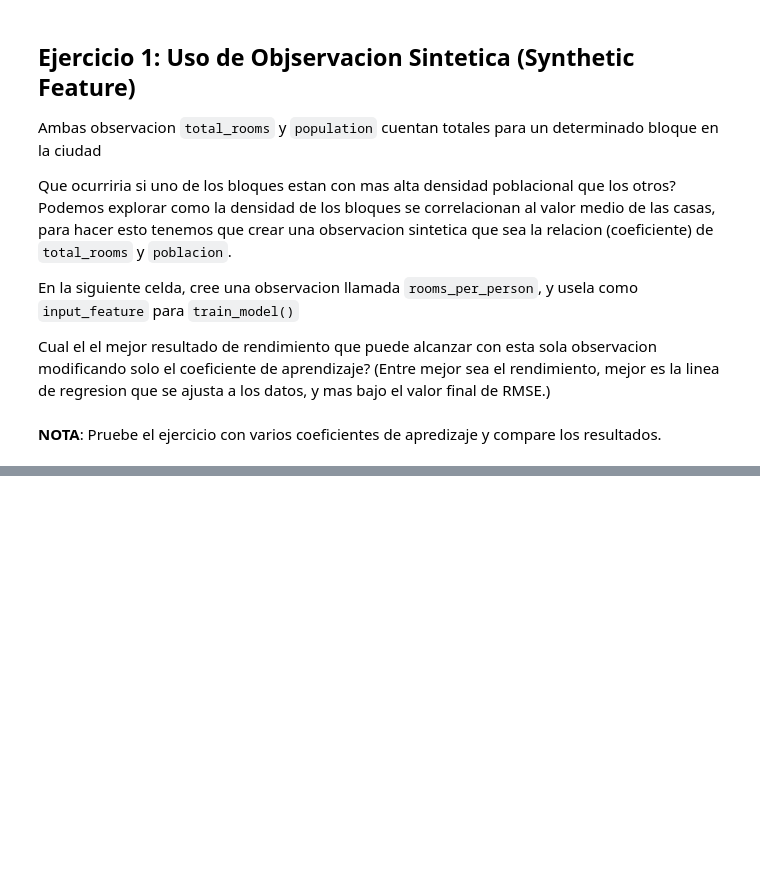
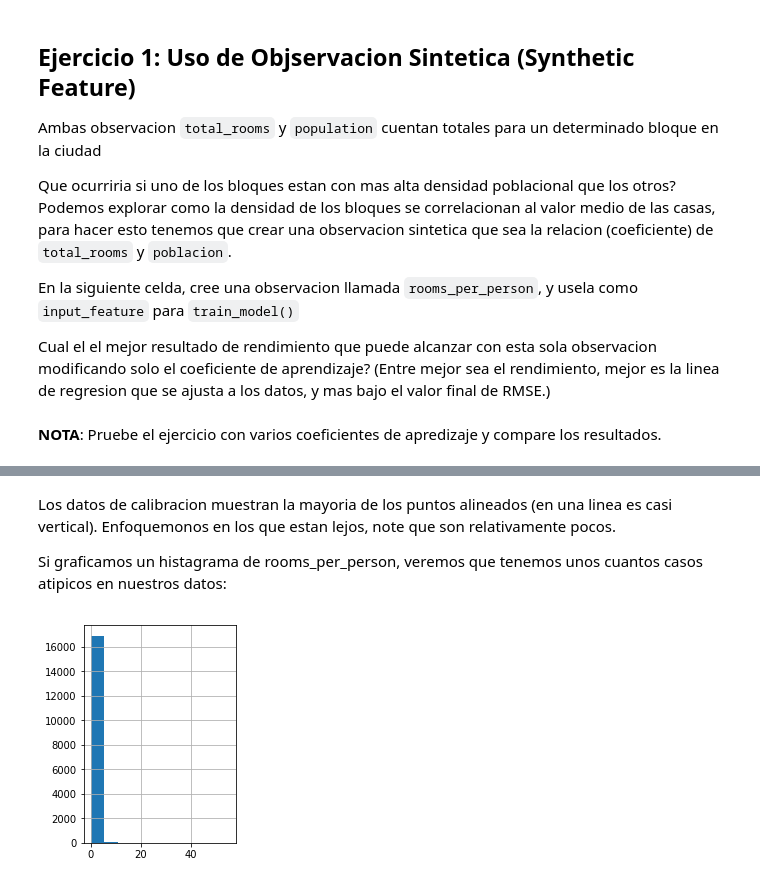
Before and after one commit to ozzie2080/aprendizaje_ciencia_de_datos, a Jupyter notebook: TensorFlow/SyntheticTransactions.ipynb, the cells around one changed output, grey strips where cells are left out. Cells and saved outputs as stored; diff of their text form; code cells hidden in the pictures; blank space fills up the shorter version.

```diff
--- a/TensorFlow/SyntheticTransactions.ipynb
+++ b/TensorFlow/SyntheticTransactions.ipynb
@@ -234,0 +258,9 @@ Final RMSE (on training data): 237.29
+# %% [markdown]
+Los datos de calibracion muestran la mayoria de los puntos alineados (en una linea es casi vertical). Enfoquemonos en los que estan lejos, note que son relativamente pocos.
+
+Si graficamos un histagrama de rooms_per_person, veremos que tenemos unos cuantos casos atipicos en nuestros datos:
+# %%
+plt.subplot(1, 2, 2)
+_ = california_housing_dataframe["rooms_per_person"].hist()
+# %% [output]
+[figure, added]
```
Also changed, not shown: parts of 11 cells of this notebook.
